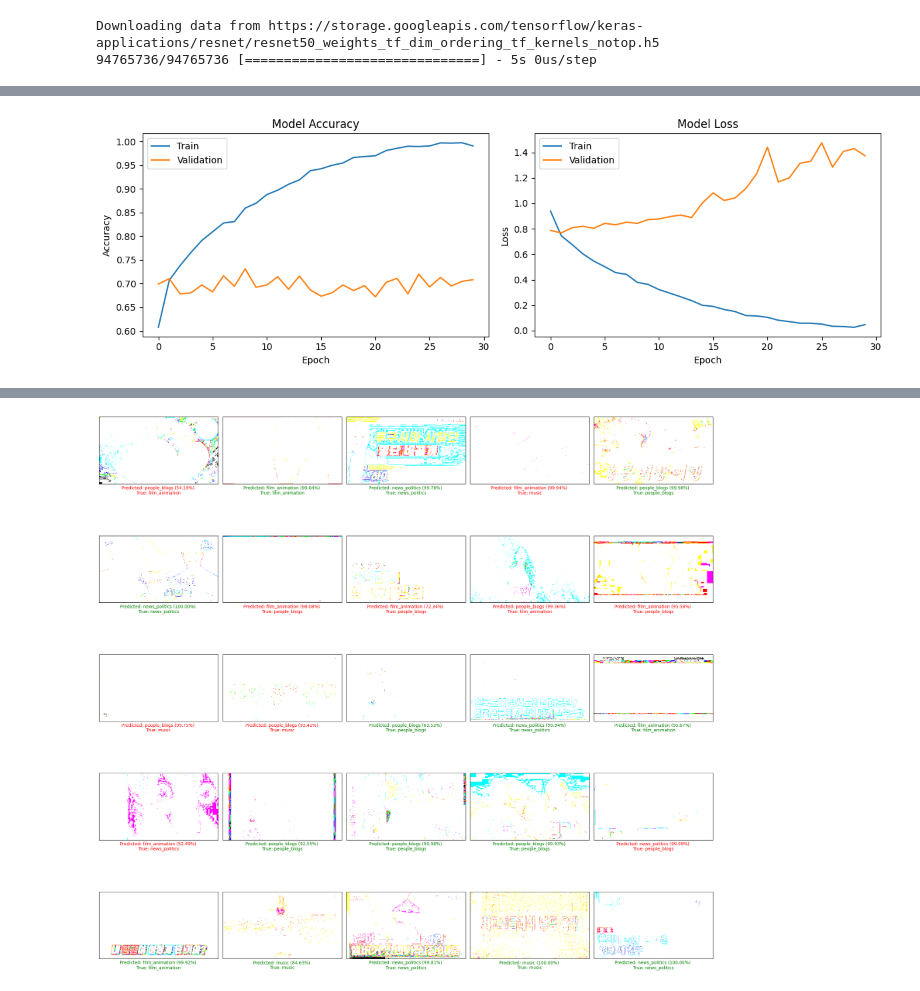
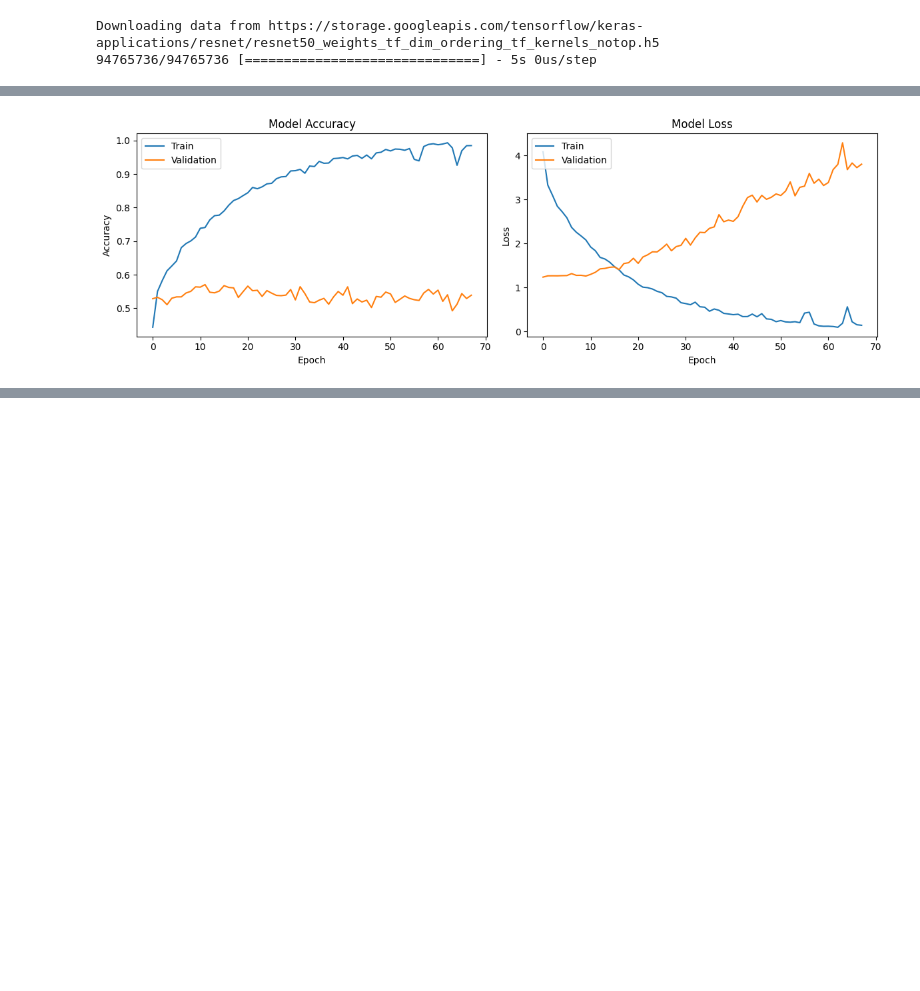
Before and after one commit to leanring-machine/yt-classifier, a Jupyter notebook: notebooks/resnet50_improved.ipynb, the cells around one changed output, grey strips where cells are left out. Drawn from its saved outputs; the diff is of its cells as text; code cells hidden in the pictures; blank space fills up the shorter version.

```diff
--- a/notebooks/resnet50_improved.ipynb
+++ b/notebooks/resnet50_improved.ipynb
@@ -167,0 +137,6 @@ Epoch 30/30
+# %%
+class_weight = {}
+for idx, category in enumerate(selected_category):
+  class_weight[idx] = (1 / category_counts[category]) * (total_counts / 2.0)
+
+print(class_weight)
@@ -167,0 +145,13 @@ Epoch 30/30
+# %%
+from tensorflow.keras.callbacks import EarlyStopping
+
+early_callback = EarlyStopping(monitor='loss', patience=5)
+
+history = model_resnet.fit(train_generator,
+                           epochs=100,
+                           steps_per_epoch=steps_per_epoch,
+                           validation_data=test_generator,
+                           validation_steps=validation_steps,
+                           callbacks=[early_callback],
+                           class_weight=class_weight
+                           )
@@ -177,57 +185,31 @@ Test Accuracy: 0.7166666388511658
 # %%
 import matplotlib.pyplot as plt
 
 # 학습 과정 시각화
 def plot_training_history(history):
     # 정확도 그래프
     plt.figure(figsize=(12, 4))
     plt.subplot(1, 2, 1)
     plt.plot(history.history['accuracy'])
     plt.plot(history.history['val_accuracy'])
     plt.title('Model Accuracy')
     plt.xlabel('Epoch')
     plt.ylabel('Accuracy')
     plt.legend(['Train', 'Validation'], loc='upper left')
 
     # 손실 함수 그래프
     plt.subplot(1, 2, 2)
     plt.plot(history.history['loss'])
     plt.plot(history.history['val_loss'])
     plt.title('Model Loss')
     plt.xlabel('Epoch')
     plt.ylabel('Loss')
     plt.legend(['Train', 'Validation'], loc='upper left')
 
     plt.tight_layout()
     plt.show()
 
 # 학습 과정 시각화
 plot_training_history(history)
-
-# 테스트 결과 시각화
-def plot_test_results(model, test_generator, num_images=25):
-    test_images, test_labels = next(test_generator)
-    predictions = model.predict(test_images)
-
-    plt.figure(figsize=(20, 20))
-    for i in range(min(num_images, len(test_images))):
-        plt.subplot(5, 5, i + 1)
-        plt.xticks([])
-        plt.yticks([])
-        plt.grid(False)
-        plt.imshow(test_images[i], cmap=plt.cm.binary)
-        predicted_label = np.argmax(predictions[i])
-        true_label = np.argmax(test_labels[i])
-        if predicted_label == true_label:
-            color = 'green'
-        else:
-            color = 'red'
-        plt.xlabel("Predicted: {} ({:.2f}%) \nTrue: {}".format(
-            selected_category[predicted_label], predictions[i][predicted_label] * 100, selected_category[true_label]), color=color)
-    plt.tight_layout()
-    plt.show()
-
-# 테스트 결과 시각화
-plot_test_results(model_resnet, test_generator, num_images=25)
 # %% [output]
-[figure, old version]
+[figure, new version]
@@ -252 +215,0 @@ WARNING:matplotlib.image:Clipping input data to the valid range for imshow with
-[figure, removed]
```
Also changed, not shown: parts of 19 cells of this notebook.
